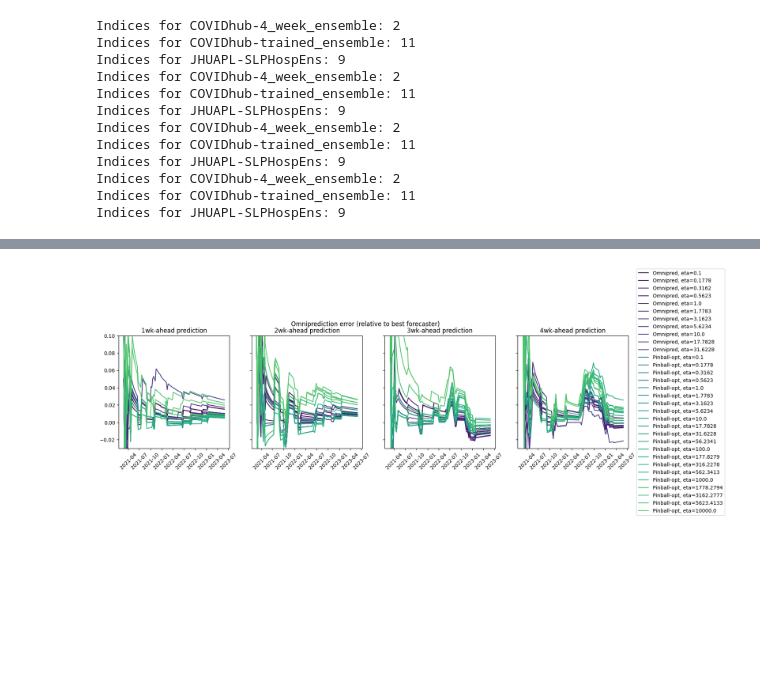
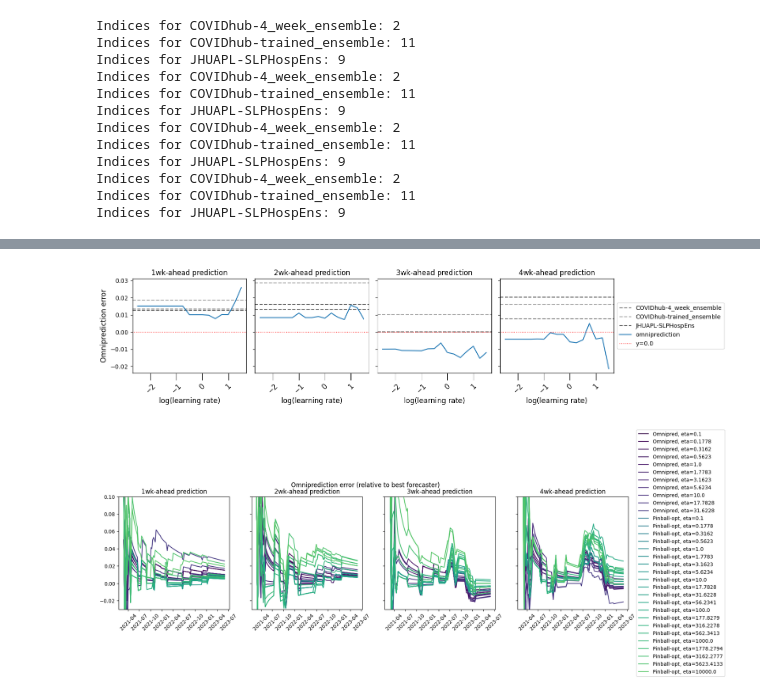
Before and after one commit to hysk79/omni-quantile, a Jupyter notebook: src/covid_hosp_weekly_v2.ipynb, the cells around one changed output, grey strips where cells are left out. Drawn from its saved outputs; the diff is of its cells as text; code cells hidden in the pictures; blank space fills up the shorter version.

Commit message:
260417 proofs to appendix

```diff
--- a/src/covid_hosp_weekly_v2.ipynb
+++ b/src/covid_hosp_weekly_v2.ipynb
@@ -227,3 +196,35 @@ plt.show()
+# %%
+# learning rate sensitivity plot
+
+fig, ax = plt.subplots(1, 4, figsize=(15, 3.5), sharey=True)
+for w in range(1,5):
+    results = pickle.load(open(f"{SAVE_DIR}/results_{exp_name_string_v2(w, 1.0, '_noens')}.pkl", 'rb'))
+    bfst = results['best_forecaster_score_trace']
+
+    ens_results = pickle.load(open(f"../results/{SAVE_DIR}/wk{w}_ens_results.pkl", 'rb'))
+    for eix, e_name in enumerate(ens_results['ens_names']):
+        ens_omni_rel_trace = (ens_results['ens_score_trace'][:,eix] - bfst)[-1]
+        ax[w-1].axhline((ens_results['ens_score_trace'][:,eix] - bfst)[-1], color=ens_colors[eix], linestyle='--', label=e_name)
+
+    omni_rel_trace = []
+    for ie, eta in enumerate(eta_list):
+        exp_name = exp_name_string_v2(w, eta, '_noens')
+        results = pickle.load(open(f"{SAVE_DIR}/results_{exp_name}.pkl", 'rb'))
+        omni_rel_trace.append((results['omni_score_trace'] - bfst)[-1])
+    ax[w-1].plot(np.log10(eta_list), omni_rel_trace, color='#1f77b4', linestyle='-', label=f'omniprediction')
+    ax[w-1].axhline(0, color='red', linewidth=1, linestyle=':', label='y=0.0')
+
+    ax[w-1].set_xlabel('log(learning rate)', fontsize=12)
+    ax[w-1].set_title(f'{w}wk-ahead prediction')
+    ax[w-1].tick_params(axis='x', labelrotation=45, labelsize=12, size=12)
+
+ax[0].set_ylabel('Omniprediction error', fontsize=12)
+ax[3].legend(loc='center left', bbox_to_anchor=(1, 0.5))
+
+fig.tight_layout()
+plt.show()
+# %% [output]
+[figure, added]
 # %%
 from numpy._core import True_
 from metrics import ql_loss
```
Also changed, not shown: parts of 3 cells of this notebook, 6 other files.
